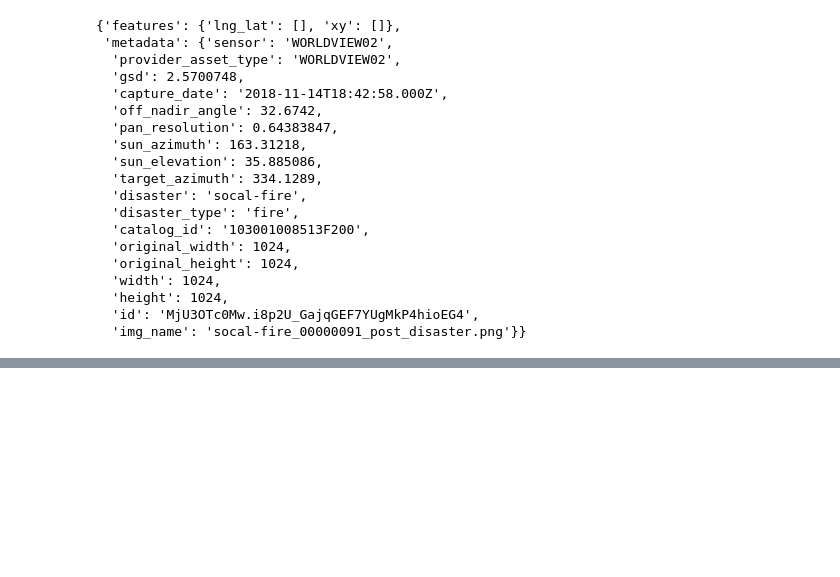
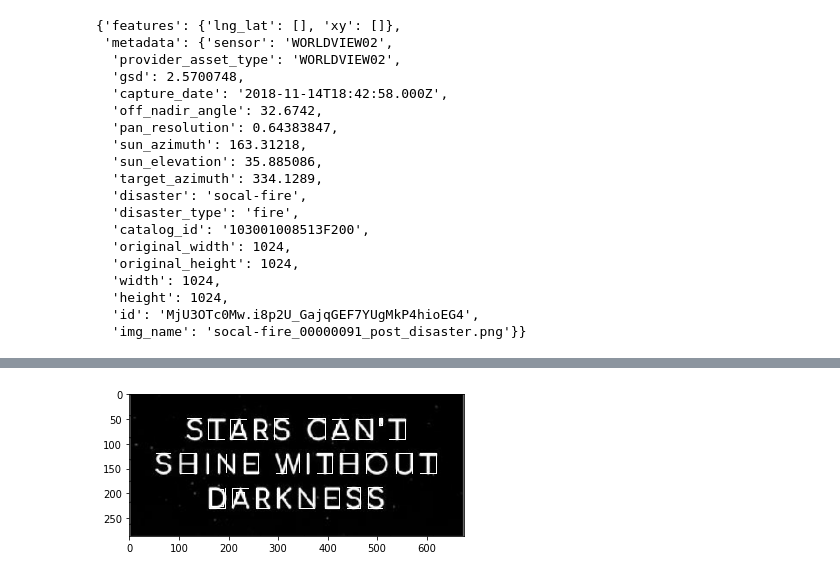
Before and after one commit to C5ipo7i/Jupyter_notebooks, a Jupyter notebook: Disaster_dataset.ipynb, the cells around one changed output, grey strips where cells are left out. Cells and saved outputs as stored; diff of their text form; code cells hidden in the pictures; blank space fills up the shorter version.

```diff
--- a/Disaster_dataset.ipynb
+++ b/Disaster_dataset.ipynb
@@ -149,0 +172,22 @@ label_im
+# %%
+import numpy as np
+from skimage.draw import polygon_perimeter
+bounding_boxes = []
+for contour in contours:
+    Xmin = np.min(contour[:,0])
+    Xmax = np.max(contour[:,0])
+    Ymin = np.min(contour[:,1])
+    Ymax = np.max(contour[:,1])
+
+    bounding_boxes.append([Xmin, Xmax, Ymin, Ymax])
+with_boxes  = np.copy(gray_img)
+for box in bounding_boxes:
+    #[Xmin, Xmax, Ymin, Ymax]
+    r = [box[0],box[1],box[1],box[0], box[0]]
+    c = [box[3],box[3],box[2],box[2], box[3]]
+    rr, cc = polygon_perimeter(r, c, with_boxes.shape)
+    with_boxes[rr, cc] = 1 #set color white
+plt.imshow(with_boxes, interpolation='nearest', cmap=plt.cm.gray)
+plt.show()
+# %% [output]
+[figure, added]
```
Also changed, not shown: parts of 7 cells of this notebook.
